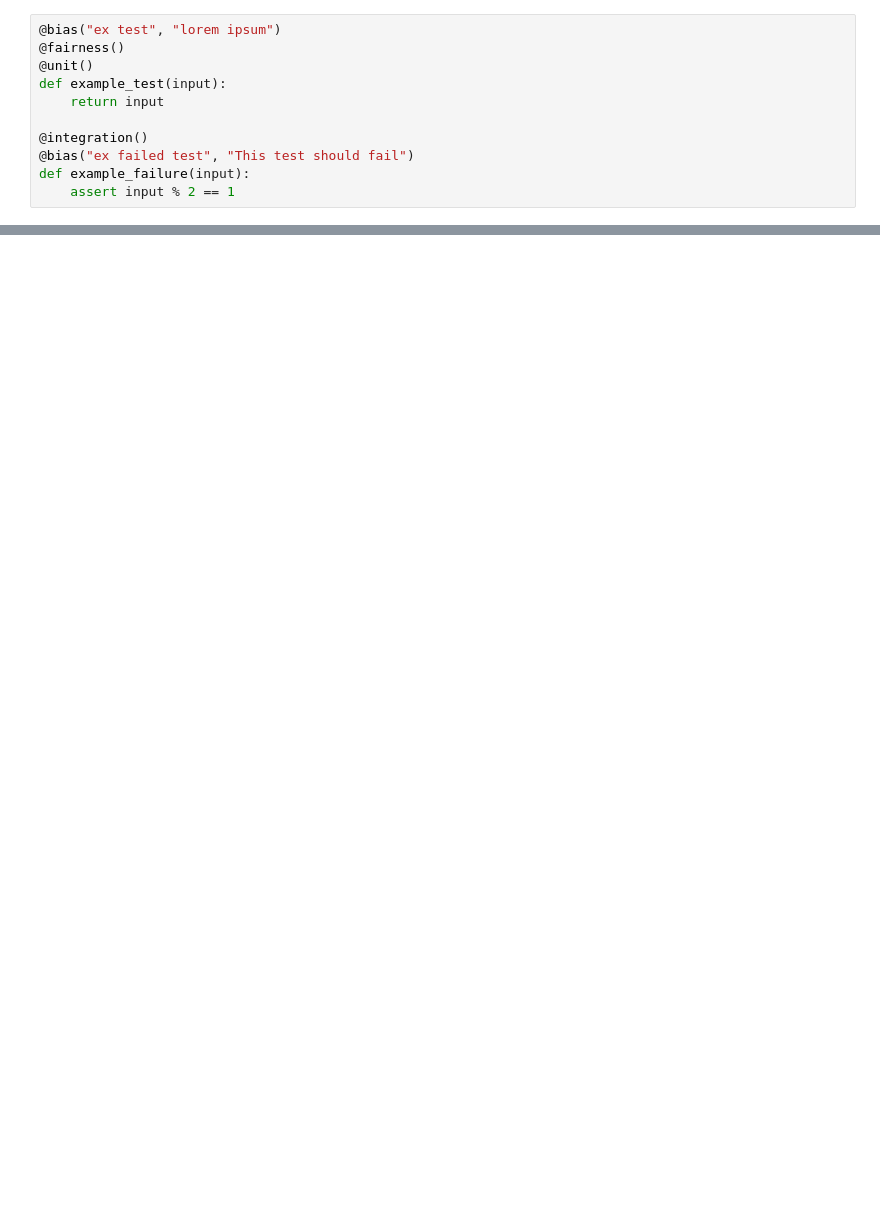
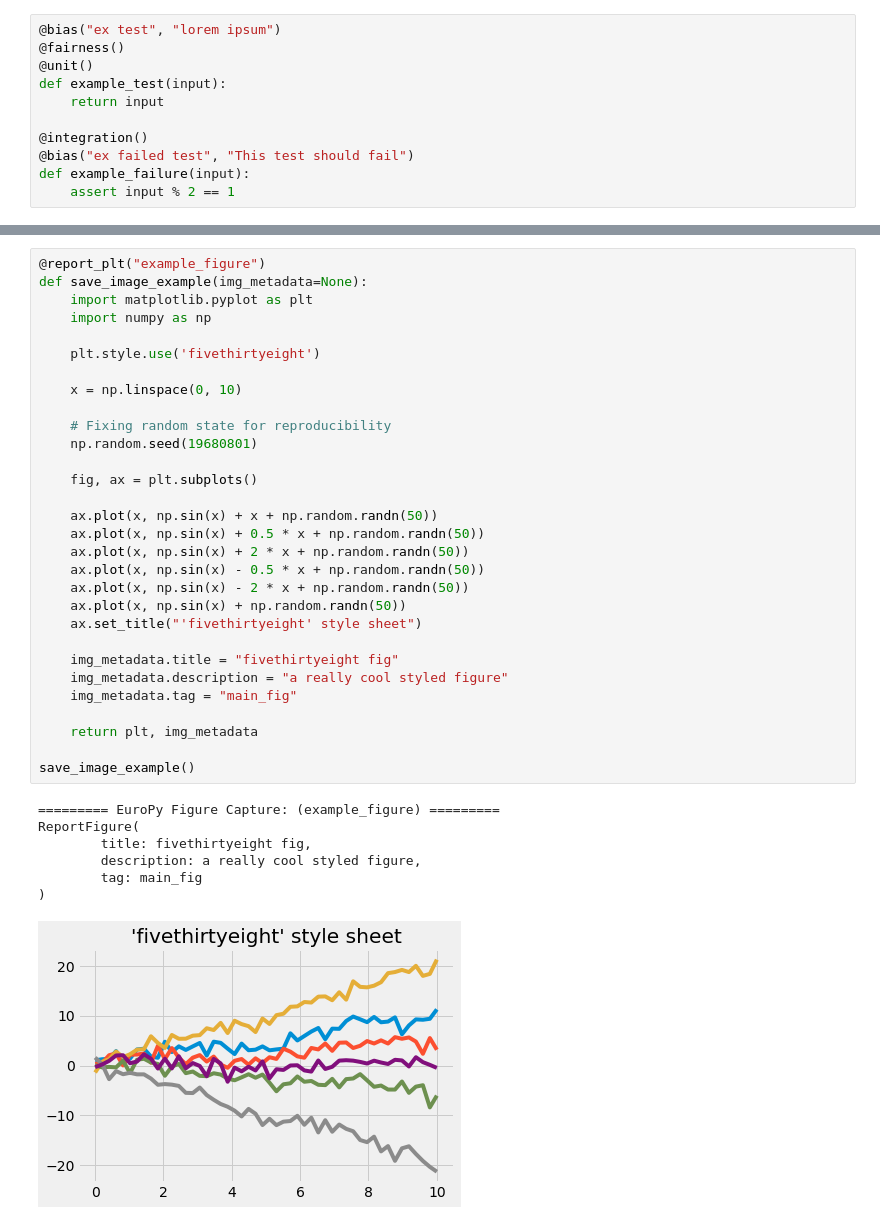
Before and after one commit to EuroPy/EuroPy, a Jupyter notebook: example-notebook.ipynb, the cells around one changed output, grey strips where cells are left out. Saved outputs shown, nothing was run; the diff lists cells and outputs as text; blank space fills up the shorter version.

Commit message:
example param and img in jupyter notebook

```diff
--- a/example-notebook.ipynb
+++ b/example-notebook.ipynb
@@ -33,0 +53,38 @@ Failing: 1
+# %%
+@report_plt("example_figure")
+def save_image_example(img_metadata=None):
+    import matplotlib.pyplot as plt
+    import numpy as np
+
+    plt.style.use('fivethirtyeight')
+
+    x = np.linspace(0, 10)
+
+    # Fixing random state for reproducibility
+    np.random.seed(19680801)
+
+    fig, ax = plt.subplots()
+
+    ax.plot(x, np.sin(x) + x + np.random.randn(50))
+    ax.plot(x, np.sin(x) + 0.5 * x + np.random.randn(50))
+    ax.plot(x, np.sin(x) + 2 * x + np.random.randn(50))
+    ax.plot(x, np.sin(x) - 0.5 * x + np.random.randn(50))
+    ax.plot(x, np.sin(x) - 2 * x + np.random.randn(50))
+    ax.plot(x, np.sin(x) + np.random.randn(50))
+    ax.set_title("'fivethirtyeight' style sheet")
+
+    img_metadata.title = "fivethirtyeight fig"
+    img_metadata.description = "a really cool styled figure"
+    img_metadata.tag = "main_fig"
+
+    return plt, img_metadata
+
+save_image_example()
+# %% [output]
+========= EuroPy Figure Capture: (example_figure) =========
+ReportFigure(
+        title: fivethirtyeight fig,
+        description: a really cool styled figure,
+        tag: main_fig
+)
+[figure, added]
```
Also changed, not shown: parts of 5 cells of this notebook, 5 other files.
